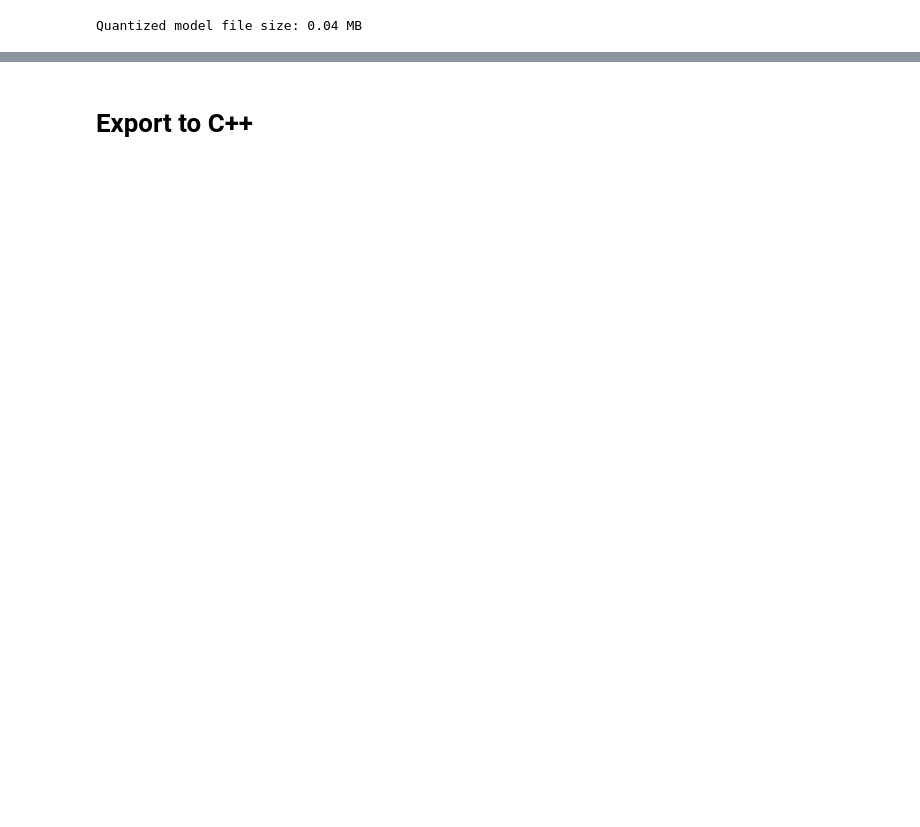
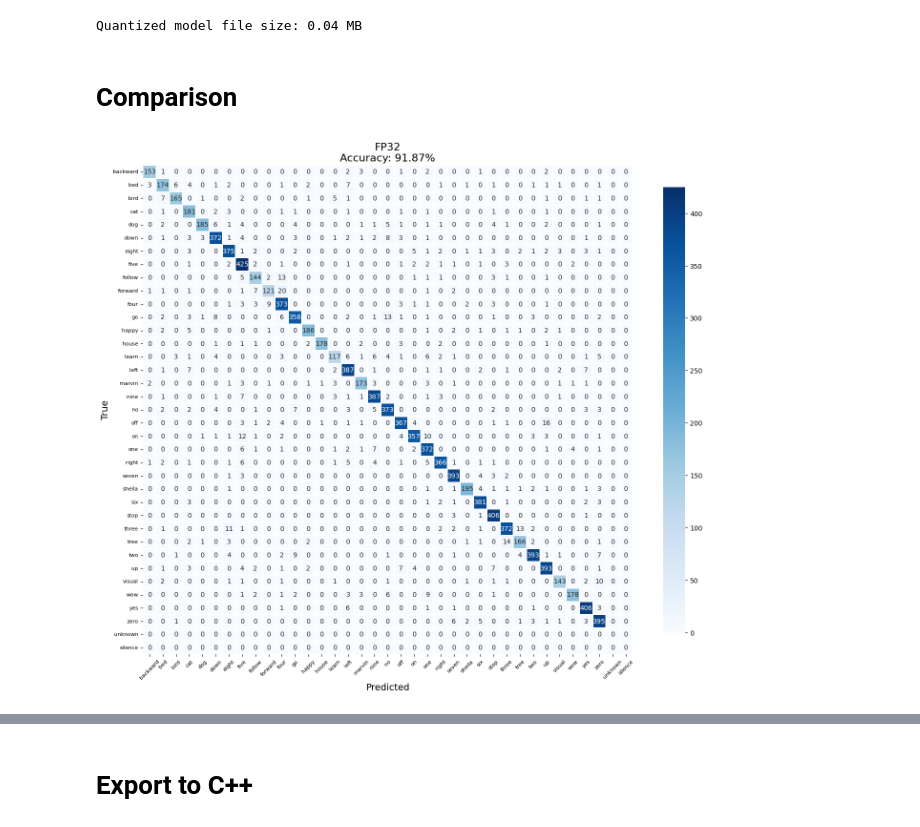
Before and after one commit to rosowskimik/subcommands-put, a Jupyter notebook: python/GPU_Projekt.ipynb, the cells around one changed output, grey strips where cells are left out. Cells and saved outputs as stored; diff of their text form; code cells hidden in the pictures; blank space fills up the shorter version.

```diff
--- a/python/GPU_Projekt.ipynb
+++ b/python/GPU_Projekt.ipynb
@@ -578,3 +600,32 @@ quant_file_size_mb = quant_file_size / (1024 * 1024)
 print(f"Quantized model file size: {quant_file_size_mb:.2f} MB")
 # %% [output]
 Quantized model file size: 0.04 MB
+# %% [markdown]
+# Comparison
+# %%
+@torch.no_grad()
+def collect_targets(model, dataloader, device):
+  try:
+    model = model.to(device)
+  except Exception:
+    pass
+
+  try:
+    model.eval()
+  except Exception:
+    pass
+
+  y_true = []
+  y_pred = []
+
+  for x, y in dataloader:
+    x = x.to(device)
+    y = y.to(device)
+
+    out = model(x)
+    pred = out.argmax(dim=1)
+
+    y_true.append(y.detach().cpu())
+    y_pred.append(pred.detach().cpu())
+
+  return torch.cat(y_true).numpy(), torch.cat(y_pred).numpy()
@@ -580,0 +685,11 @@ Quantized model file size: 0.04 MB
+# %%
+y_true_fp32, y_pred_fp32 = collect_targets(model, test_loader, device)
+
+cm_fp32 = plot_conf_matrix(
+  y_true_fp32,
+  y_pred_fp32,
+  labels,
+  "FP32"
+)
+# %% [output]
+[figure, added]
```
Also changed, not shown: parts of 18 cells of this notebook, 6 other files.
